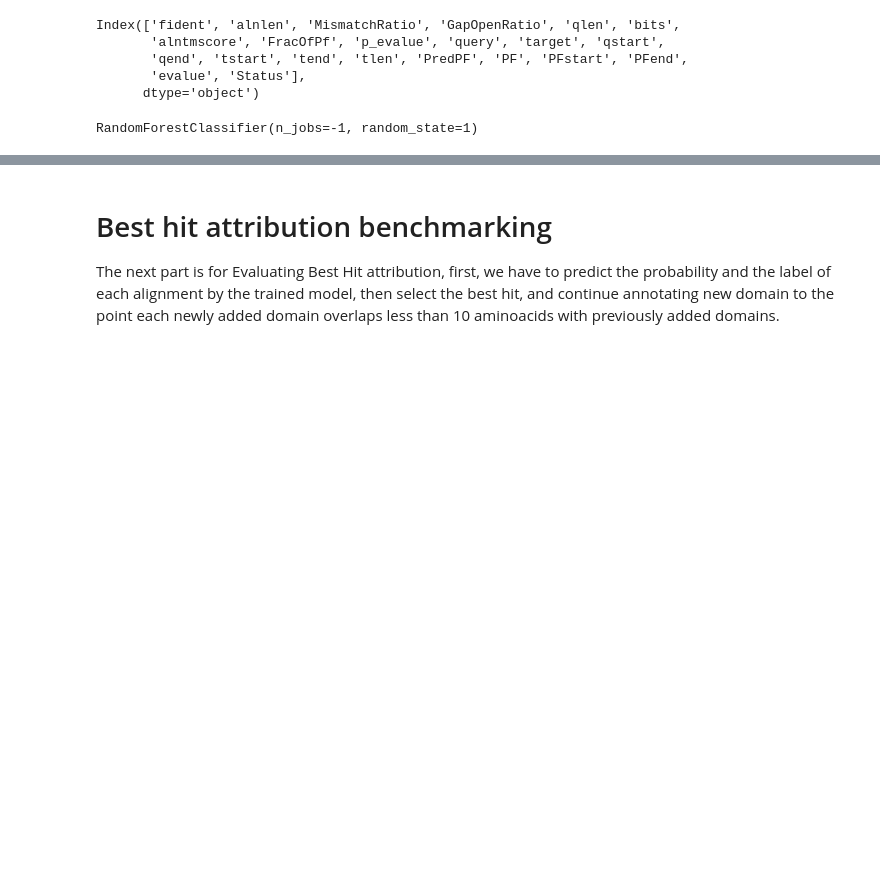
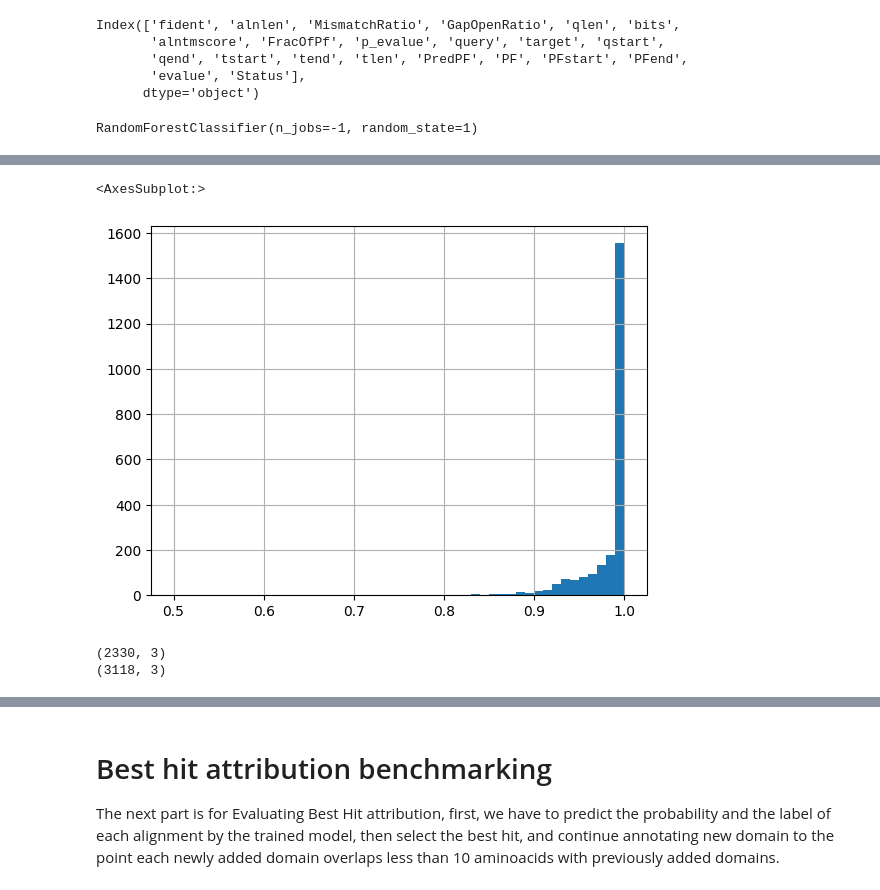
Before and after one commit to Pooryamb/FDASS, a Jupyter notebook: scripts/TrainingAndBenchmarking.ipynb, the cells around one changed output, grey strips where cells are left out. Saved outputs shown, nothing was run; the diff lists cells and outputs as text; code cells hidden in the pictures; blank space fills up the shorter version.

Commit message:
Added functions for measuring Pfam Based Accuracy, but hasn't been finalized

```diff
--- a/scripts/TrainingAndBenchmarking.ipynb
+++ b/scripts/TrainingAndBenchmarking.ipynb
@@ -107,7 +110,8 @@ plt.figure(dpi=1200)
 plt.xticks(fontsize=14)
 plt.yticks(fontsize=14)
 #add legend
-plt.legend()
+#plt.legend()
+ProbDict = {}
 
 for frac in ModelDict.keys():
     model = ModelDict[frac]
@@ -118,6 +122,7 @@ for frac in ModelDict.keys():
         plt.plot(fpr,tpr,label= "$\it{T. brucei}$ (DST)" +", AUC="+str(auc))
     else:
         plt.plot(fpr,tpr,label= "$\it{T. brucei}$" + ", AUC="+str(auc))
+        ProbDict["Tb"] = y_pred_prob
 
 model = ModelDict[1]
 for org in X_dict_orgs.keys():
@@ -126,6 +131,7 @@ for org in X_dict_orgs.keys():
     fpr, tpr, _ = metrics.roc_curve(y_dict_orgs[org], y_pred_prob)
     auc = round(metrics.roc_auc_score(y_dict_orgs[org], y_pred_prob),3)
     plt.plot(fpr,tpr,label= "$\it{" + FullNameDict[org] + "}$" + ", AUC="+str(auc))
+    ProbDict[org] = y_pred_prob
 
 plt.legend( prop={'size': 8})
 # %% [output]
@@ -135,0 +186,13 @@ No artists with labels found to put in legend.  Note that artists whose label st
+# %%
+from scipy.stats import binom
+def CalcAccuracyAndPval(df, ACC):
+    CorrectNums = (df["PredLabel"]==df["Label"]).sum()
+    SampleSize = df.shape[0]
+    #print(SampleSize)
+    accuracy = CorrectNums/SampleSize
+    #accuracy_clan = (df["PredLabel"]==df["ClanLabel"]).sum()/SampleSize
+    p_value = binom.cdf(CorrectNums,SampleSize,ACC)
+    df["accuracy"] = accuracy
+    #df["accuracy_clan"] = accuracy_clan
+    df["p_value"] = p_value
+    return df
@@ -135,0 +225,15 @@ No artists with labels found to put in legend.  Note that artists whose label st
+# %%
+AnsSc = DF_dict["Sc"].groupby("PF").(lambda x: CalcAccuracyAndPval(x, ACC))
+PfamStatifiedSc = AnsSc.drop_duplicates(["PF"])[["PF", "accuracy", "p_value"]]
+#PfamStatifiedPvalLessThan1Percent[PfamStatifiedPvalLessThan1Percent["accuracy"]< 0.1]
+PfamStatifiedPvalLessThan1PercentSc = PfamStatifiedSc[PfamStatifiedSc["p_value"]> 0.1]
+PfamStatifiedPvalLessThan1PercentSc["accuracy"].hist(bins=50)
+# %% [output]
+<AxesSubplot:>
+[figure, added]
+# %%
+print(PfamStatifiedPvalLessThan1PercentSc.shape)
+print(PfamStatifiedSc.shape)
+# %% [output]
+(2330, 3)
+(3118, 3)
```
Also changed, not shown: parts of 20 cells of this notebook.
